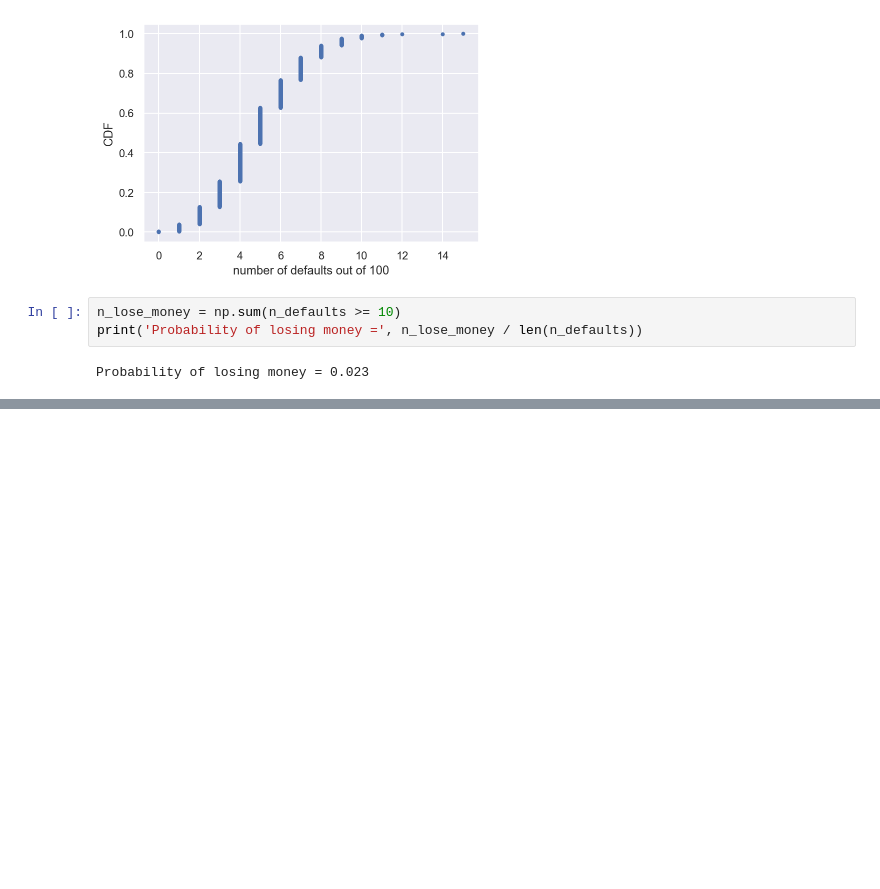
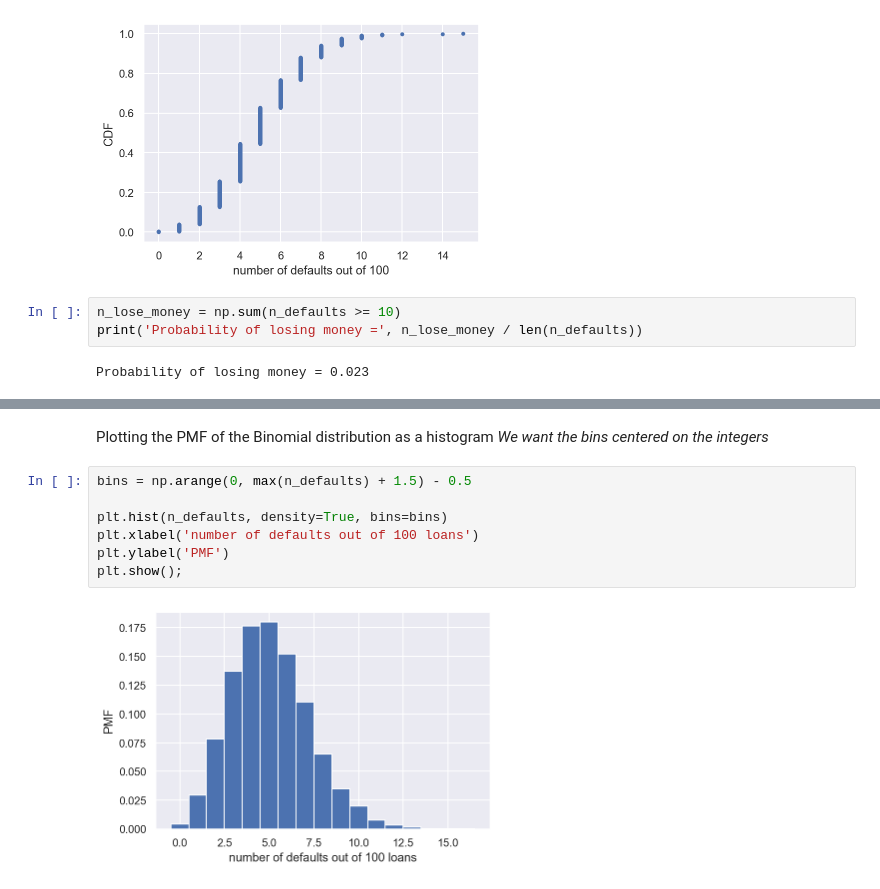
Before and after one commit to hilljtm/py_practice, a Jupyter notebook: statistics.ipynb, the cells around one changed output, grey strips where cells are left out. Cells and saved outputs as stored; diff of their text form; blank space fills up the shorter version.

```diff
--- a/statistics.ipynb
+++ b/statistics.ipynb
@@ -231,0 +249,12 @@ Probability of losing money = 0.023
+# %% [markdown]
+Plotting the PMF of the Binomial distribution as a histogram
+*We want the bins centered on the integers*
+# %%
+bins = np.arange(0, max(n_defaults) + 1.5) - 0.5
+
+plt.hist(n_defaults, density=True, bins=bins)
+plt.xlabel('number of defaults out of 100 loans')
+plt.ylabel('PMF')
+plt.show();
+# %% [output]
+[figure, added]
```
Also changed, not shown: parts of 3 cells of this notebook.
